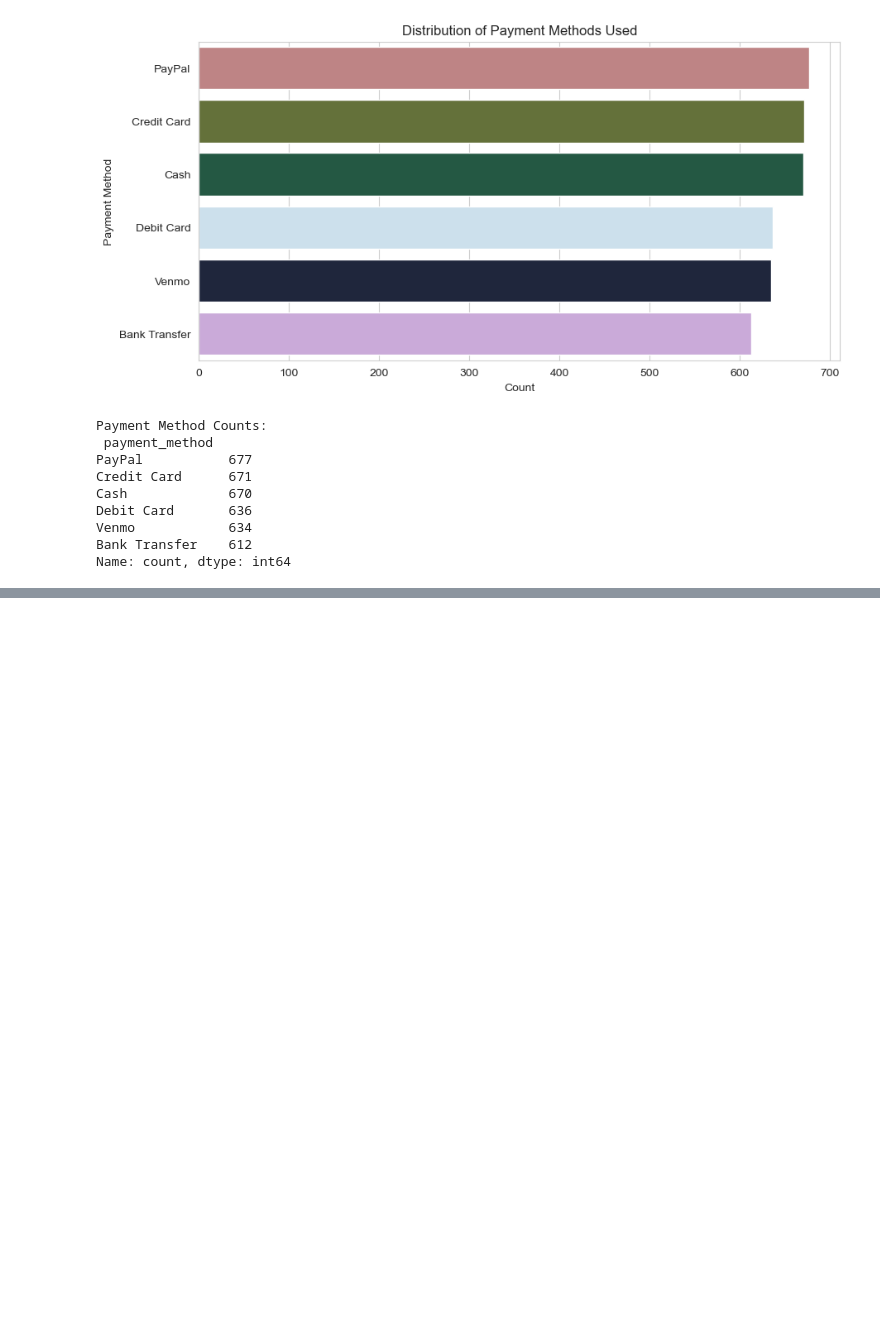
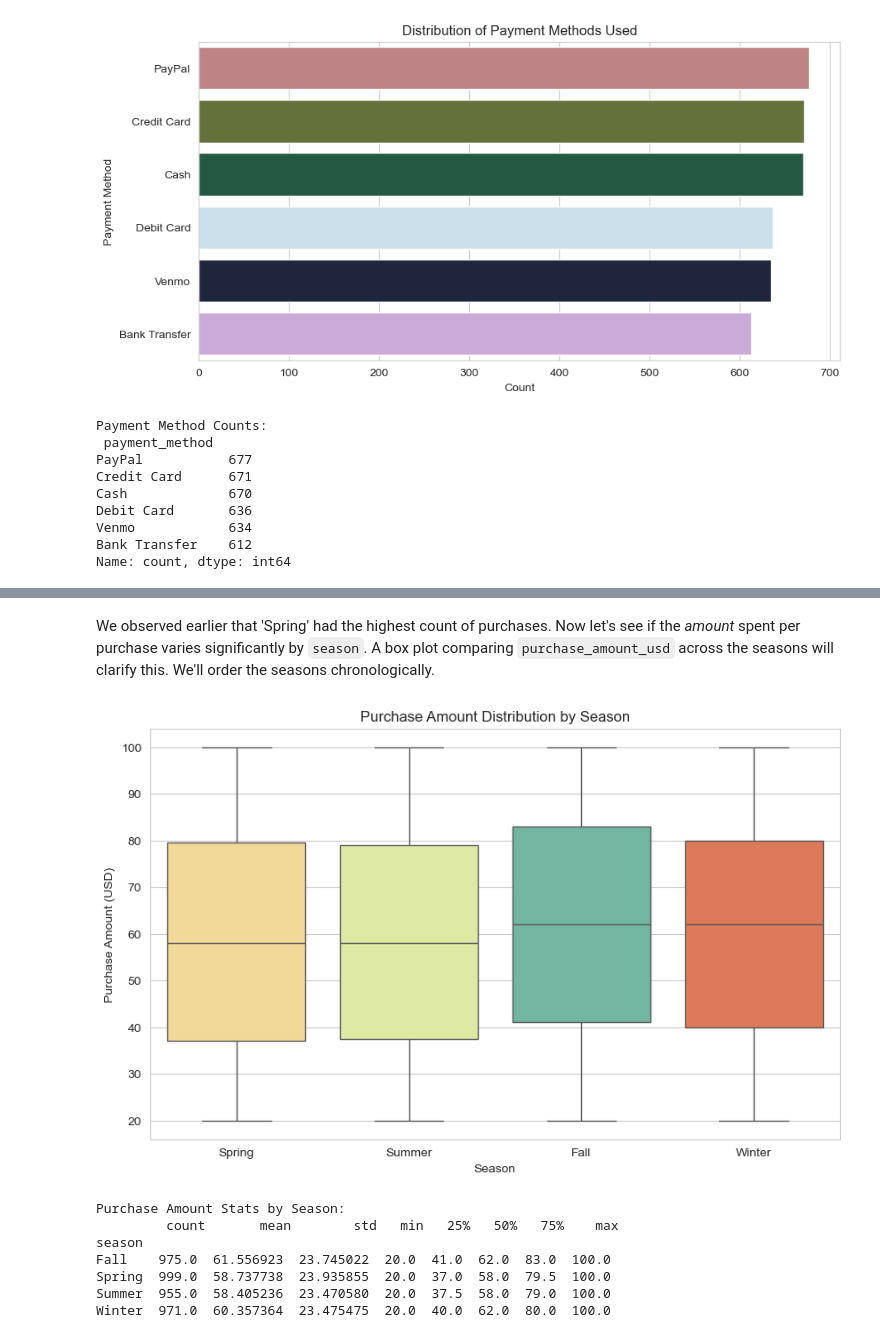
Before and after one commit to profadept/ecommerce-analysis, a Jupyter notebook: notebooks/analysis.ipynb, the cells around one changed output, grey strips where cells are left out. Drawn from its saved outputs; the diff is of its cells as text; code cells hidden in the pictures; blank space fills up the shorter version.

```diff
--- a/notebooks/analysis.ipynb
+++ b/notebooks/analysis.ipynb
@@ -596,0 +694,43 @@ Name: count, dtype: int64
+# %% [markdown]
+We observed earlier that 'Spring' had the highest count of purchases. Now let's see if the *amount* spent per purchase varies significantly by `season`. A box plot comparing `purchase_amount_usd` across the seasons will clarify this. We'll order the seasons chronologically.
+# %%
+# --- Bivariate Analysis: Season vs. Purchase Amount (Corrected Code) ---
+
+plt.figure(figsize=(10, 6))
+
+# Define the chronological order for seasons
+season_order = ['Spring', 'Summer', 'Fall', 'Winter']
+
+# Create the box plot
+sns.boxplot(
+    data=df,
+    x='season',                # Categorical variable on x-axis
+    y='purchase_amount_usd', # Numerical variable on y-axis
+    hue='season',              # ADDED: Assign hue for palette handling
+    order=season_order,        # Apply the defined order
+    palette='Spectral',        # Use the same palette as the season countplot
+    legend=False               # ADDED: Hide redundant legend
+)
+
+plt.title('Purchase Amount Distribution by Season')
+plt.xlabel('Season')
+plt.ylabel('Purchase Amount (USD)')
+
+# Define save path
+save_path_season_purchase = figures_dir / 'season_vs_purchase_boxplot.png'
+# Save the plot
+plt.savefig(save_path_season_purchase, dpi=300, bbox_inches='tight')
+# Show the plot
+plt.show()
+
+# Optional: Print descriptive statistics grouped by season
+print("\nPurchase Amount Stats by Season:\n", df.groupby('season')['purchase_amount_usd'].describe())
+# %% [output]
+[figure, added]
+Purchase Amount Stats by Season:
+         count       mean        std   min   25%   50%   75%    max
+season
+Fall    975.0  61.556923  23.745022  20.0  41.0  62.0  83.0  100.0
+Spring  999.0  58.737738  23.935855  20.0  37.0  58.0  79.5  100.0
+Summer  955.0  58.405236  23.470580  20.0  37.5  58.0  79.0  100.0
+Winter  971.0  60.357364  23.475475  20.0  40.0  62.0  80.0  100.0
```
Also changed, not shown: parts of 13 cells of this notebook, 18 other files.
